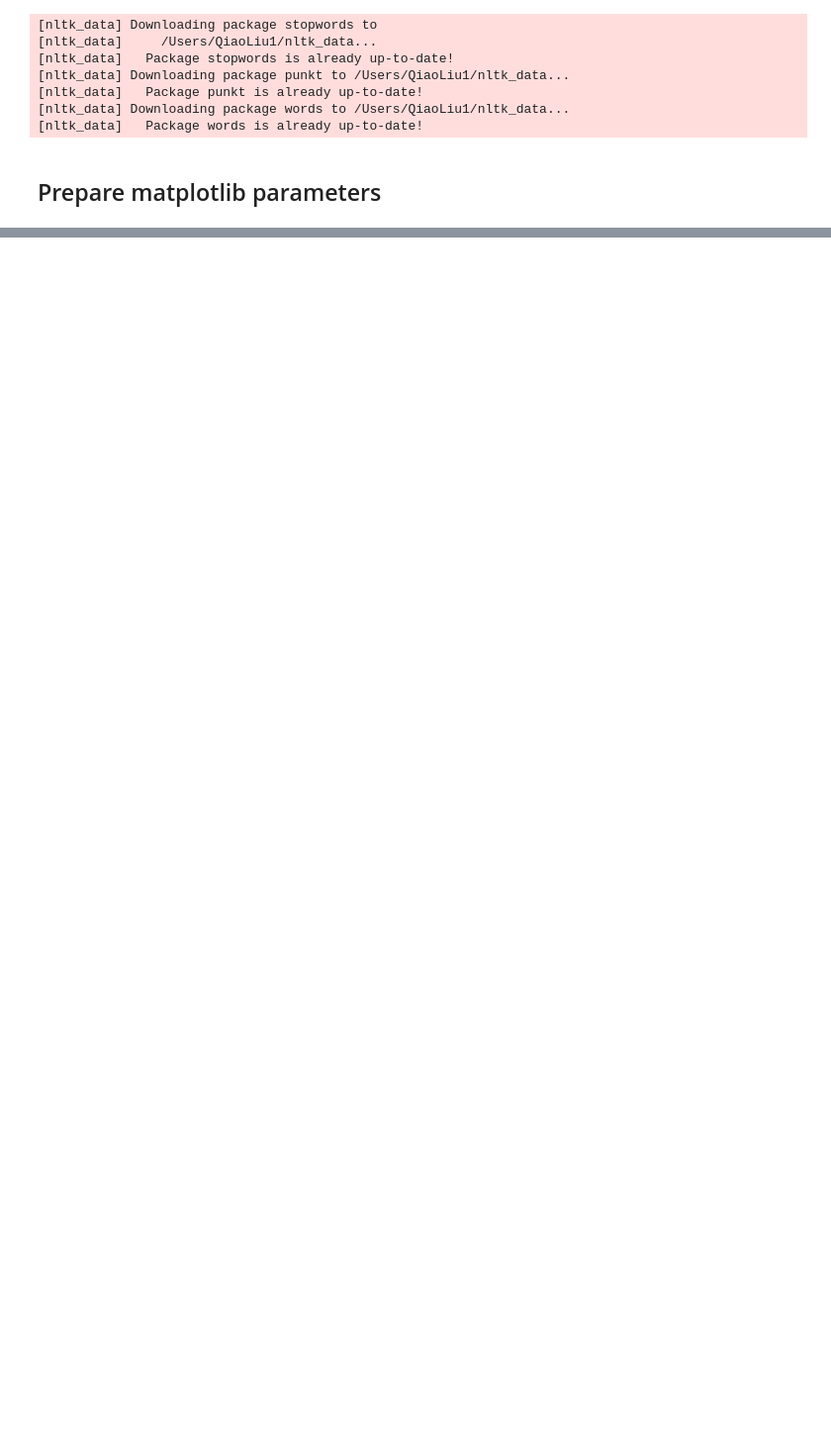
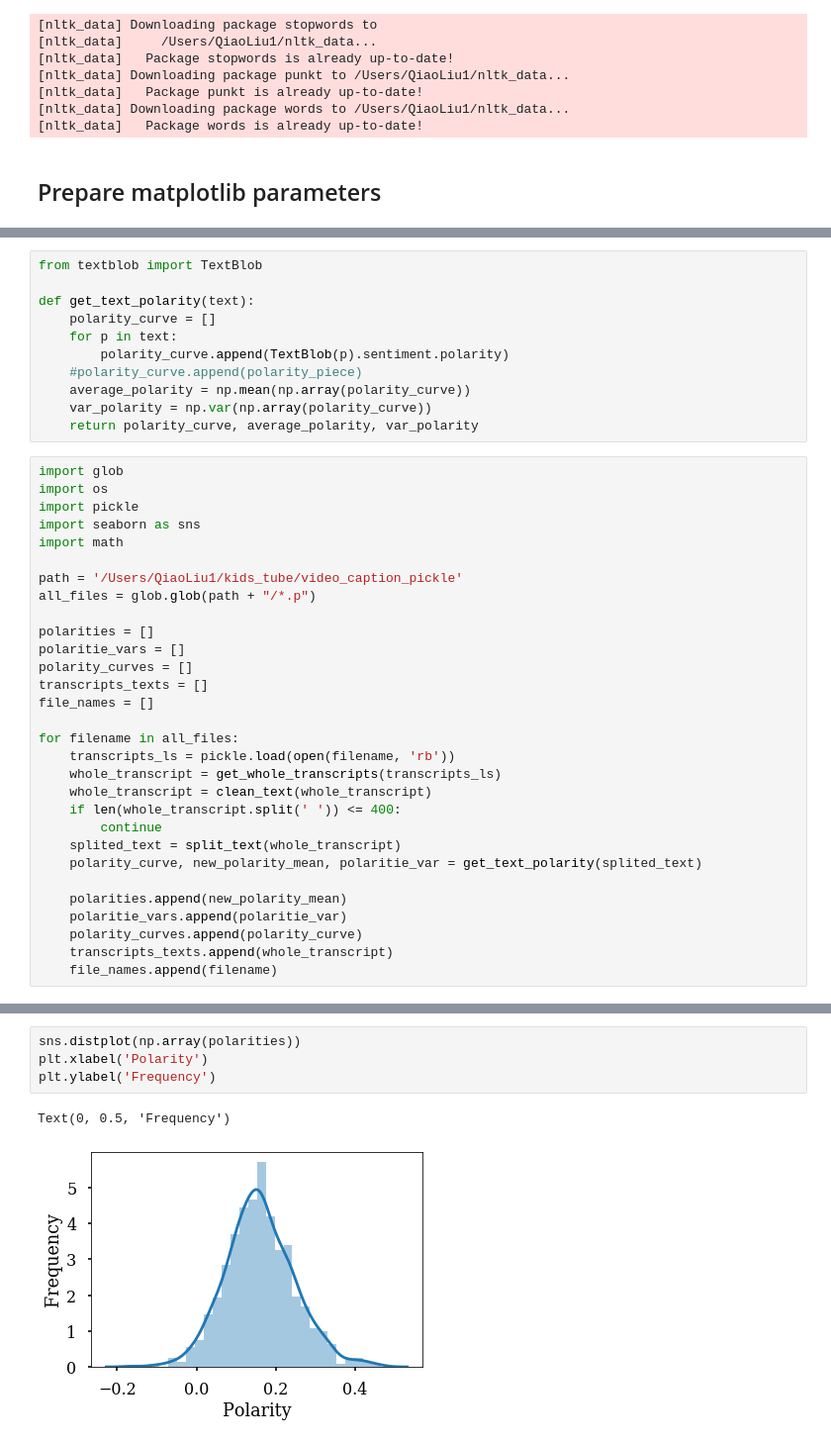
Before and after one commit to qiaoliuhub/kidtube, a Jupyter notebook: kids_video_analysis.ipynb, the cells around one changed output, grey strips where cells are left out. Shown at 99% size. Saved outputs shown, nothing was run; the diff lists cells and outputs as text; blank space fills up the shorter version.

```diff
--- a/kids_video_analysis.ipynb
+++ b/kids_video_analysis.ipynb
@@ -63,0 +307,41 @@ def remove_stop(text):
+# %%
+from textblob import TextBlob
+
+def get_text_polarity(text):
+    polarity_curve = []
+    for p in text:
+        polarity_curve.append(TextBlob(p).sentiment.polarity)
+    #polarity_curve.append(polarity_piece)
+    average_polarity = np.mean(np.array(polarity_curve))
+    var_polarity = np.var(np.array(polarity_curve))
+    return polarity_curve, average_polarity, var_polarity
+# %%
+import glob
+import os
+import pickle
+import seaborn as sns
+import math
+
+path = '/Users/QiaoLiu1/kids_tube/video_caption_pickle'
+all_files = glob.glob(path + "/*.p")
+
+polarities = []
+polaritie_vars = []
+polarity_curves = []
+transcripts_texts = []
+file_names = []
+
+for filename in all_files:
+    transcripts_ls = pickle.load(open(filename, 'rb'))
+    whole_transcript = get_whole_transcripts(transcripts_ls)
+    whole_transcript = clean_text(whole_transcript)
+    if len(whole_transcript.split(' ')) <= 400:
+        continue
+    splited_text = split_text(whole_transcript)
+    polarity_curve, new_polarity_mean, polaritie_var = get_text_polarity(splited_text)
+
+    polarities.append(new_polarity_mean)
+    polaritie_vars.append(polaritie_var)
+    polarity_curves.append(polarity_curve)
+    transcripts_texts.append(whole_transcript)
+    file_names.append(filename)
@@ -63,0 +399,7 @@ def remove_stop(text):
+# %%
+sns.distplot(np.array(polarities))
+plt.xlabel('Polarity')
+plt.ylabel('Frequency')
+# %% [output]
+Text(0, 0.5, 'Frequency')
+[figure, added]
```
Also changed, not shown: parts of 47 cells of this notebook, 54 other files.
